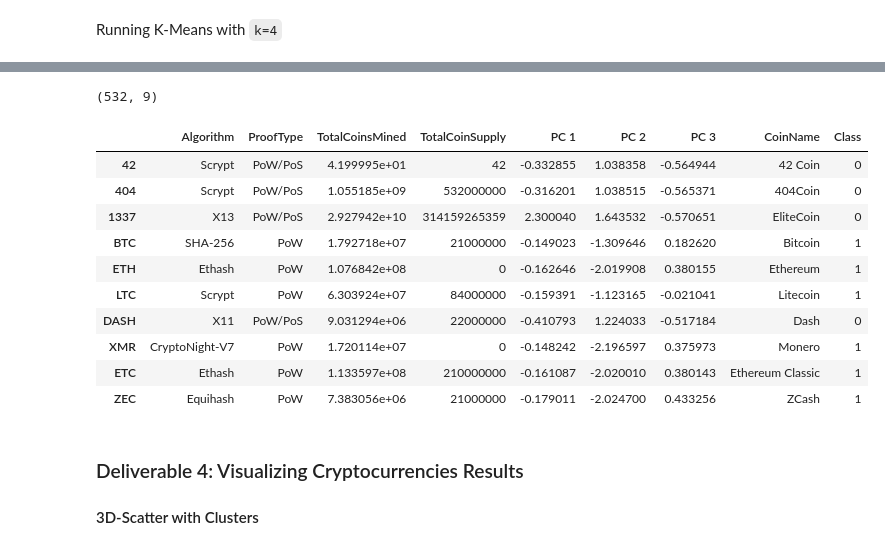
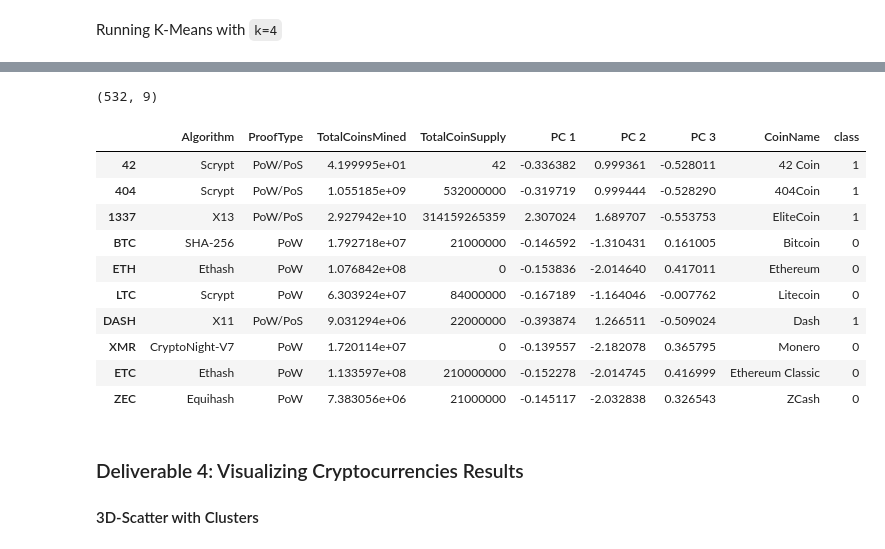
Before and after one commit to cbeckler/cryptocurrencies, a Jupyter notebook: crypto_clustering.ipynb, the cells around one changed output, grey strips where cells are left out. Saved outputs shown, nothing was run; the diff lists cells and outputs as text; code cells hidden in the pictures.

```diff
--- a/crypto_clustering.ipynb
+++ b/crypto_clustering.ipynb
@@ -142,7 +142,7 @@ crypto_df.head()
 5 rows × 98 columns
 # %%
 # Standardize the data with StandardScaler().
-crypto_scaled = StandardScaler().fit_transform(crypto_df)
+crypto_scaled = StandardScaler().fit_transform(crypto_dummy_df)
 
 print(crypto_scaled[0:5])
 # %% [output]
@@ -183,10 +183,12 @@ print(crypto_pca[0:5])
 # %%
 # Create a DataFrame with the three principal components.
-crypto_pca_df = pd.DataFrame(data=crypto_pca, columns=['PC 1', 'PC 2', 'PC 3'])
+pcs_df = pd.DataFrame(data=crypto_pca, columns=['PC 1', 'PC 2', 'PC 3'])
 
-print(crypto_pca_df.shape)
+pcs_df.index = crypto_df.index
 
-crypto_pca_df.head()
+print(pcs_df.shape)
+
+pcs_df.head()
 # %% [output]
 (532, 3)
 |  | PC 1 | PC 2 | PC 3 |
@@ -206,0 +204,16 @@ crypto_pca_df.head()
+# %%
+# Create an elbow curve to find the best value for K.
+# Find the best value for K
+inertia = []
+k = list(range(1, 11))
+
+# Calculate the inertia for the range of K values
+for i in k:
+    km = KMeans(n_clusters=i, random_state=0)
+    km.fit(pcs_df)
+    inertia.append(km.inertia_)
+
+# Create the elbow curve
+elbow_data = {"k": k, "inertia": inertia}
+df_elbow = pd.DataFrame(elbow_data)
+df_elbow.hvplot.line(x="k", y="inertia", xticks=k, title="Elbow Curve")
@@ -208,11 +223,13 @@ crypto_pca_df.head()
 Running K-Means with `k=4`
 # %%
 # Initialize the K-Means model.
-# YOUR CODE HERE
+model = KMeans(n_clusters=4, random_state=0)
 
 # Fit the model
-# YOUR CODE HERE
+model.fit(pcs_df)
 
 # Predict clusters
-# YOUR CODE HERE
+predictions = model.predict(pcs_df)
+
+predictions
 # %% [output]
@@ -236,30 +253,30 @@ array([0, 0, 0, 1, 1, 1, 0, 1, 1, 1, 0, 1, 0, 0, 1, 0, 1, 1, 0, 0, 1, 1,
 # %%
 # Create a new DataFrame including predicted clusters and cryptocurrencies features.
 # Concatentate the crypto_df and pcs_df DataFrames on the same columns.
-# YOUR CODE HERE
+clustered_df = crypto_df.join(pcs_df)
 
 #  Add a new column, "CoinName" to the clustered_df DataFrame that holds the names of the cryptocurrencies.
-# YOUR CODE HERE
+clustered_df = clustered_df.join(name_df)
 
 #  Add a new column, "Class" to the clustered_df DataFrame that holds the predictions.
-# YOUR CODE HERE
+clustered_df["class"] = model.labels_
 
 # Print the shape of the clustered_df
 print(clustered_df.shape)
 clustered_df.head(10)
 # %% [output]
 (532, 9)
-|  | Algorithm | ProofType | TotalCoinsMined | TotalCoinSupply | PC 1 | PC 2 | PC 3 | CoinName | Class |
-| 42 | Scrypt | PoW/PoS | 4.199995e+01 | 42 | -0.332855 | 1.038358 | -0.564944 | 42 Coin | 0 |
-| 404 | Scrypt | PoW/PoS | 1.055185e+09 | 532000000 | -0.316201 | 1.038515 | -0.565371 | 404Coin | 0 |
-| 1337 | X13 | PoW/PoS | 2.927942e+10 | 314159265359 | 2.300040 | 1.643532 | -0.570651 | EliteCoin | 0 |
-| BTC | SHA-256 | PoW | 1.792718e+07 | 21000000 | -0.149023 | -1.309646 | 0.182620 | Bitcoin | 1 |
-| ETH | Ethash | PoW | 1.076842e+08 | 0 | -0.162646 | -2.019908 | 0.380155 | Ethereum | 1 |
-| LTC | Scrypt | PoW | 6.303924e+07 | 84000000 | -0.159391 | -1.123165 | -0.021041 | Litecoin | 1 |
-| DASH | X11 | PoW/PoS | 9.031294e+06 | 22000000 | -0.410793 | 1.224033 | -0.517184 | Dash | 0 |
-| XMR | CryptoNight-V7 | PoW | 1.720114e+07 | 0 | -0.148242 | -2.196597 | 0.375973 | Monero | 1 |
-| ETC | Ethash | PoW | 1.133597e+08 | 210000000 | -0.161087 | -2.020010 | 0.380143 | Ethereum Classic | 1 |
-| ZEC | Equihash | PoW | 7.383056e+06 | 21000000 | -0.179011 | -2.024700 | 0.433256 | ZCash | 1 |
+|  | Algorithm | ProofType | TotalCoinsMined | TotalCoinSupply | PC 1 | PC 2 | PC 3 | CoinName | class |
+| 42 | Scrypt | PoW/PoS | 4.199995e+01 | 42 | -0.336382 | 0.999361 | -0.528011 | 42 Coin | 1 |
+| 404 | Scrypt | PoW/PoS | 1.055185e+09 | 532000000 | -0.319719 | 0.999444 | -0.528290 | 404Coin | 1 |
+| 1337 | X13 | PoW/PoS | 2.927942e+10 | 314159265359 | 2.307024 | 1.689707 | -0.553753 | EliteCoin | 1 |
+| BTC | SHA-256 | PoW | 1.792718e+07 | 21000000 | -0.146592 | -1.310431 | 0.161005 | Bitcoin | 0 |
+| ETH | Ethash | PoW | 1.076842e+08 | 0 | -0.153836 | -2.014640 | 0.417011 | Ethereum | 0 |
+| LTC | Scrypt | PoW | 6.303924e+07 | 84000000 | -0.167189 | -1.164046 | -0.007762 | Litecoin | 0 |
+| DASH | X11 | PoW/PoS | 9.031294e+06 | 22000000 | -0.393874 | 1.266511 | -0.509024 | Dash | 1 |
+| XMR | CryptoNight-V7 | PoW | 1.720114e+07 | 0 | -0.139557 | -2.182078 | 0.365795 | Monero | 0 |
+| ETC | Ethash | PoW | 1.133597e+08 | 210000000 | -0.152278 | -2.014745 | 0.416999 | Ethereum Classic | 0 |
+| ZEC | Equihash | PoW | 7.383056e+06 | 21000000 | -0.145117 | -2.032838 | 0.326543 | ZCash | 0 |
 # %% [markdown]
 ### Deliverable 4: Visualizing Cryptocurrencies Results
 
```
Also changed, not shown: parts of 11 cells of this notebook.
